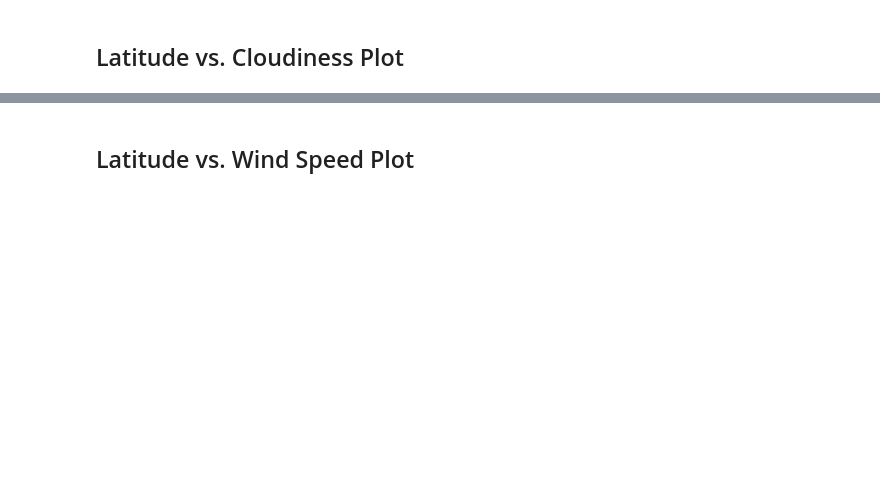
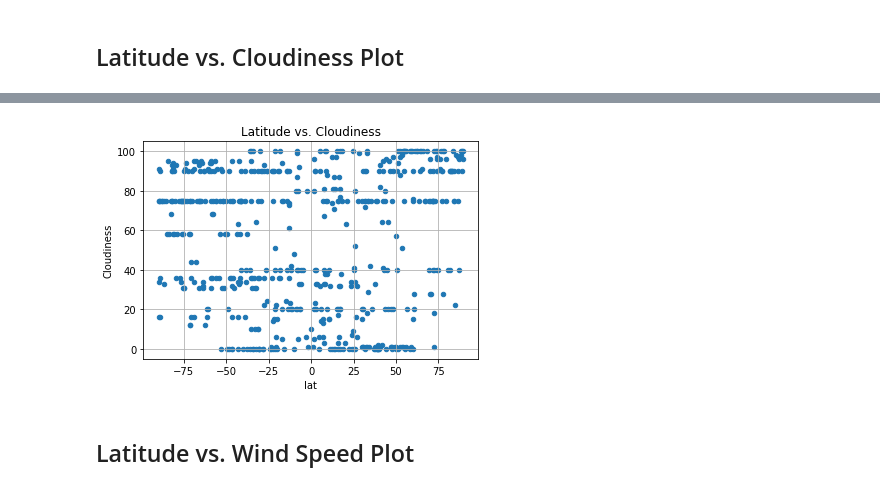
Before and after one commit to lvaughen/python-api-challenge, a Jupyter notebook: weatherpy/WeatherPy.ipynb, the cells around one changed output, grey strips where cells are left out. Cells and saved outputs as stored; diff of their text form; code cells hidden in the pictures; blank space fills up the shorter version.

```diff
--- a/weatherpy/WeatherPy.ipynb
+++ b/weatherpy/WeatherPy.ipynb
@@ -123,2 +265,14 @@ Int64Index([], dtype='int64')
+# %%
+city2_df.plot(kind='scatter', x='lat', y='Cloudiness')
+plt.title("Latitude vs. Cloudiness")
+plt.grid()
+plt.savefig("Lat_Cloudiness.png", bbox_inches="tight")
+
+# Observations:
+# Cloudiness doesn't seem correlated to latitude
+# maybe a slight bias to higher cloud cover at the extremes in lat
+# Quite a range of value per cities of like latitude
+# %% [output]
+[figure, added]
 # %% [markdown]
 ## Latitude vs. Wind Speed Plot
```
Also changed, not shown: parts of 62 cells of this notebook, 6 other files.
